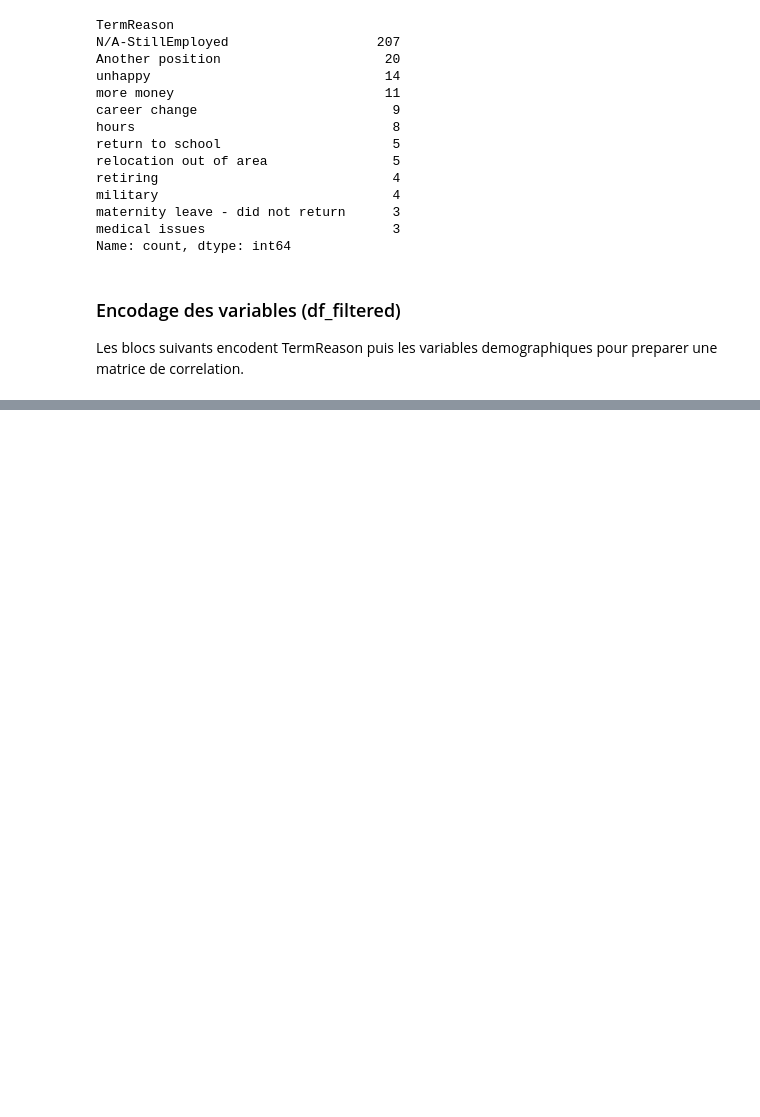
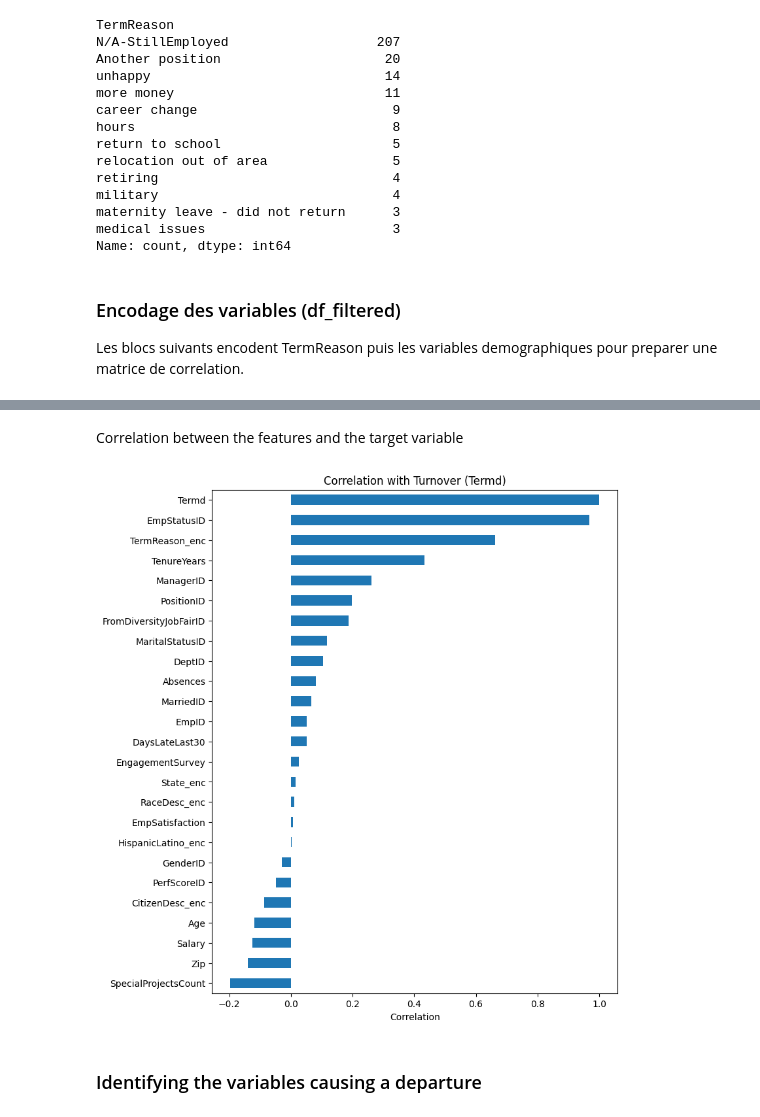
Before and after one commit to oviachane/Hackathon_AI_explainability-, a Jupyter notebook: notebooks/eda.ipynb, the cells around one changed output, grey strips where cells are left out. Saved outputs shown, nothing was run; the diff lists cells and outputs as text; code cells hidden in the pictures; blank space fills up the shorter version.

```diff
--- a/notebooks/eda.ipynb
+++ b/notebooks/eda.ipynb
@@ -275,0 +357,14 @@ df_filtered[['Age', 'TenureYears']].head()
+# %% [markdown]
+Correlation between the features and the target variable
+# %%
+corr_target = df_filtered.corr(numeric_only=True)["Termd"].sort_values(ascending=False)
+
+plt.figure(figsize=(8,10))
+corr_target.sort_values().plot(kind="barh")
+plt.title("Correlation with Turnover (Termd)")
+plt.xlabel("Correlation")
+plt.show()
+# %% [output]
+[figure, added]
+# %% [markdown]
+### Identifying the variables causing a departure
```
Also changed, not shown: parts of 12 cells of this notebook.
